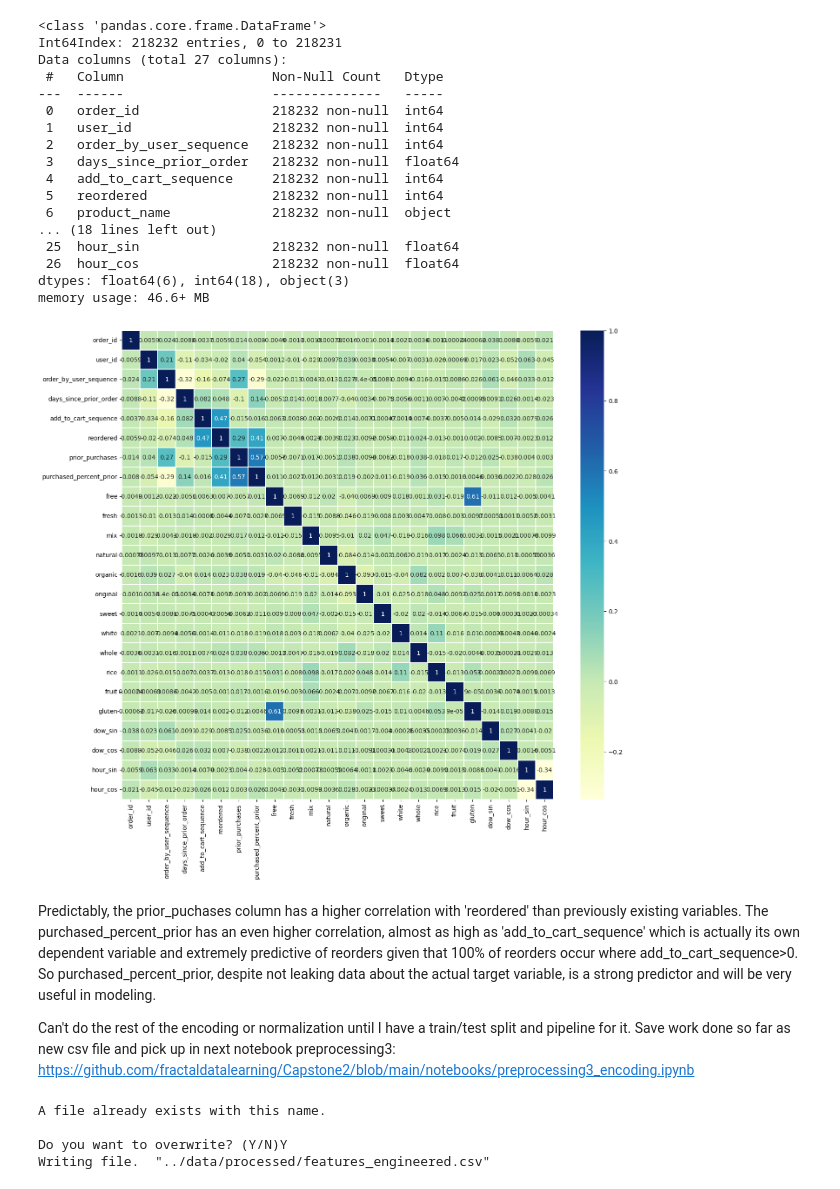
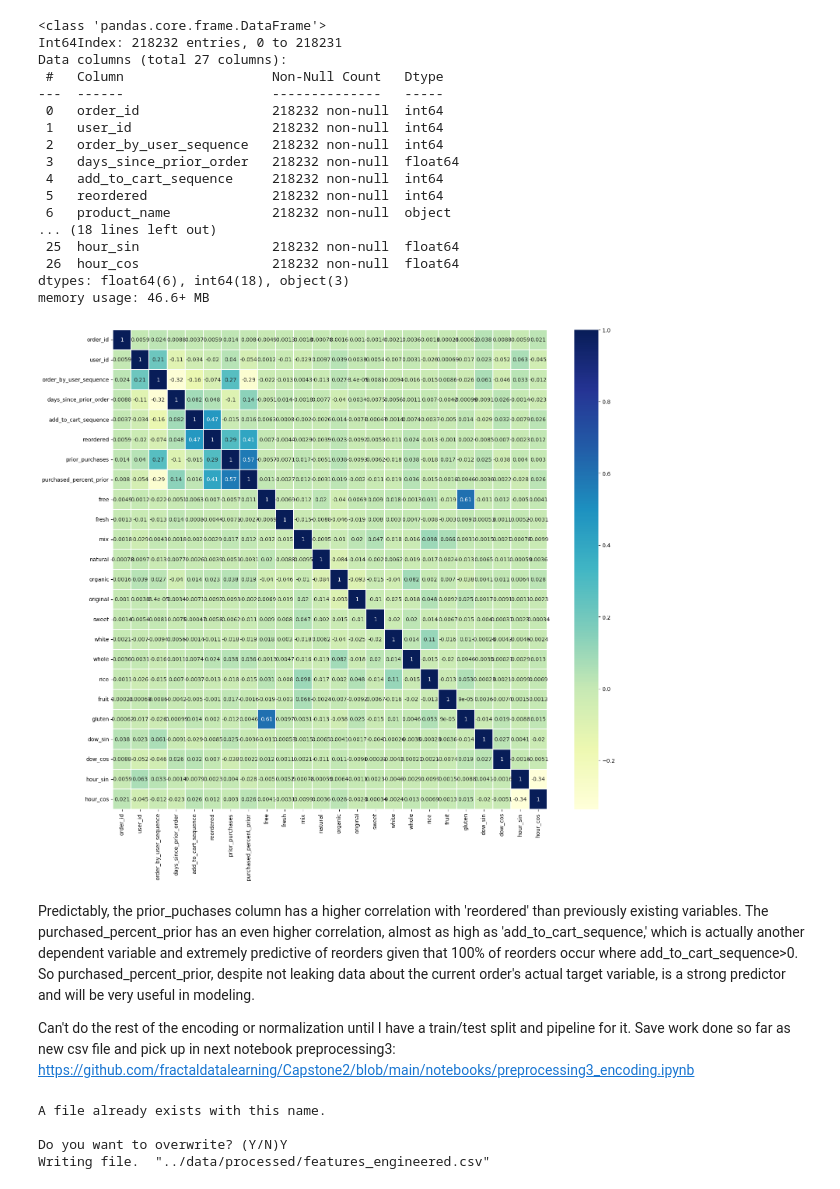
Before and after one commit to fractaldatalearning/Capstone2, a Jupyter notebook: notebooks/preprocessing2_feature_engineering.ipynb, the cells around one changed output. Drawn from its saved outputs; the diff is of its cells as text; code cells hidden in the pictures.

```diff
--- a/notebooks/preprocessing2_feature_engineering.ipynb
+++ b/notebooks/preprocessing2_feature_engineering.ipynb
@@ -546,16 +546,16 @@ Data columns (total 27 columns):
  26  hour_cos                 218232 non-null  float64
 dtypes: float64(6), int64(18), object(3)
 memory usage: 46.6+ MB
-# %%
-# Do any of these new columns have a higher correlation to the target variable than columns
-# did in the past?
-plt.figure(figsize=(16,14))
-sns.heatmap(df.corr(), linewidths=.1, cmap="YlGnBu", annot=True)
-plt.yticks(rotation=0);
-# %% [output]
-[figure, removed]
+# %%
+# Do any of these new columns have a higher correlation to the target variable than columns
+# did in the past?
+plt.figure(figsize=(18,16))
+sns.heatmap(df.corr(), linewidths=.1, cmap="YlGnBu", annot=True)
+plt.yticks(rotation=0);
+# %% [output]
+[figure, added]
 # %% [markdown]
-Predictably, the prior_puchases column has a higher correlation with 'reordered' than previously existing variables. The purchased_percent_prior has an even higher correlation, almost as high as 'add_to_cart_sequence' which is actually its own dependent variable and extremely predictive of reorders given that 100% of reorders occur where add_to_cart_sequence>0. So purchased_percent_prior, despite not leaking data about the actual target variable, is a strong predictor and will be very useful in modeling.
+Predictably, the prior_puchases column has a higher correlation with 'reordered' than previously existing variables. The purchased_percent_prior has an even higher correlation, almost as high as 'add_to_cart_sequence,' which is actually another dependent variable and extremely predictive of reorders given that 100% of reorders occur where add_to_cart_sequence>0. So purchased_percent_prior, despite not leaking data about the current order's actual target variable, is a strong predictor and will be very useful in modeling.
 
 Can't do the rest of the encoding or normalization until I have a train/test split and pipeline for it. Save work done so far as new csv file and pick up in next notebook preprocessing3: https://github.com/fractaldatalearning/Capstone2/blob/main/notebooks/preprocessing3_encoding.ipynb
 # %%
```
